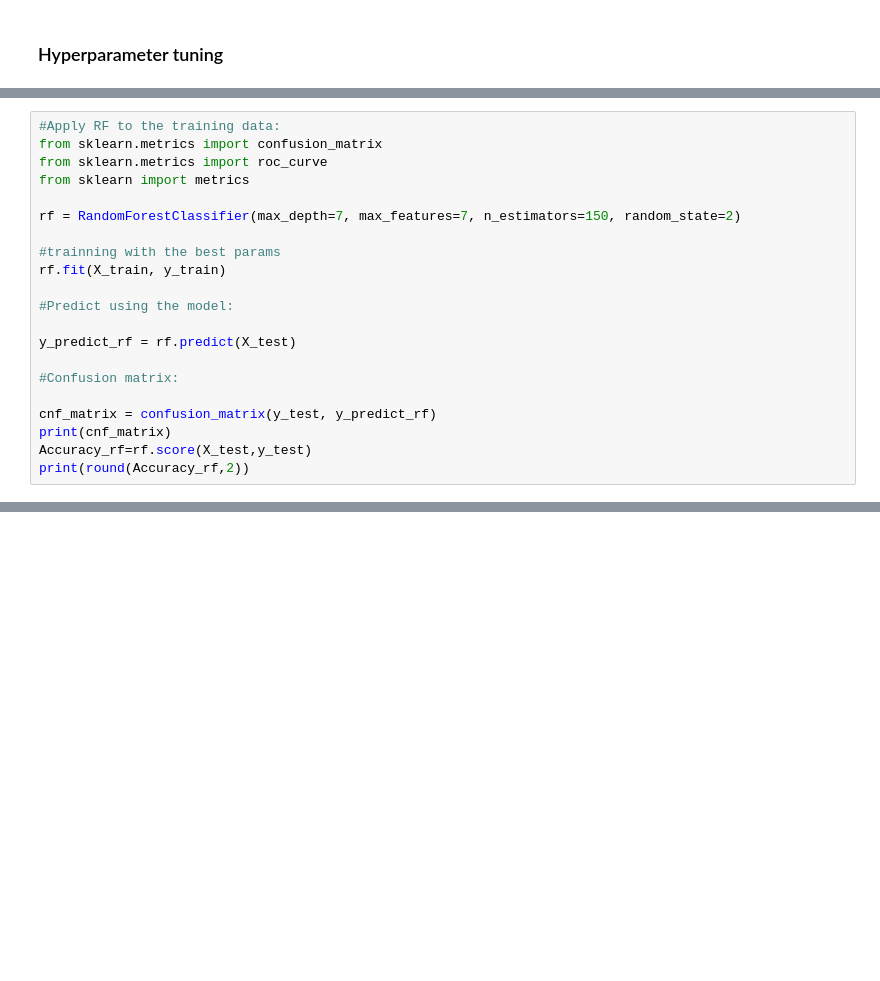
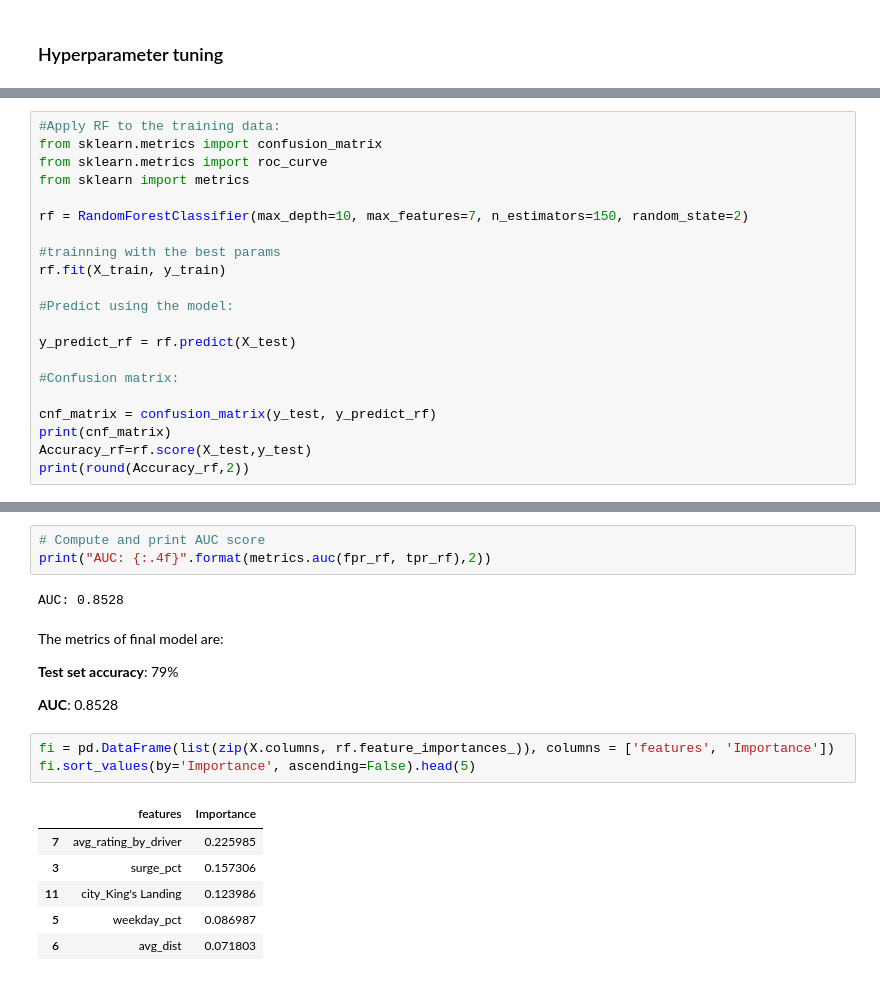
Before and after one commit to shashins/Ultimate_DS_Challenge, a Jupyter notebook: Ultimate_DS_Challenge.ipynb, the cells around one changed output, grey strips where cells are left out. Drawn from its saved outputs; the diff is of its cells as text; blank space fills up the shorter version.

```diff
--- a/Ultimate_DS_Challenge.ipynb
+++ b/Ultimate_DS_Challenge.ipynb
@@ -528,7 +551,7 @@ from sklearn.metrics import confusion_matrix
 from sklearn.metrics import roc_curve
 from sklearn import metrics
 
-rf = RandomForestClassifier(max_depth=7, max_features=7, n_estimators=150, random_state=2)
+rf = RandomForestClassifier(max_depth=10, max_features=7, n_estimators=150, random_state=2)
 
 #trainning with the best params
 rf.fit(X_train, y_train)
@@ -560,0 +592,21 @@ round(metrics.auc(fpr_rf, tpr_rf),2)
+# %%
+# Compute and print AUC score
+print("AUC: {:.4f}".format(metrics.auc(fpr_rf, tpr_rf),2))
+# %% [output]
+AUC: 0.8528
+# %% [markdown]
+The metrics of final model are:
+
+**Test set accuracy**: 79%
+
+**AUC**: 0.8528
+# %%
+fi = pd.DataFrame(list(zip(X.columns, rf.feature_importances_)), columns = ['features', 'Importance'])
+fi.sort_values(by='Importance', ascending=False).head(5)
+# %% [output]
+|  | features | Importance |
+| 7 | avg_rating_by_driver | 0.225985 |
+| 3 | surge_pct | 0.157306 |
+| 11 | city_King's Landing | 0.123986 |
+| 5 | weekday_pct | 0.086987 |
+| 6 | avg_dist | 0.071803 |
```
Also changed, not shown: parts of 5 cells of this notebook.
